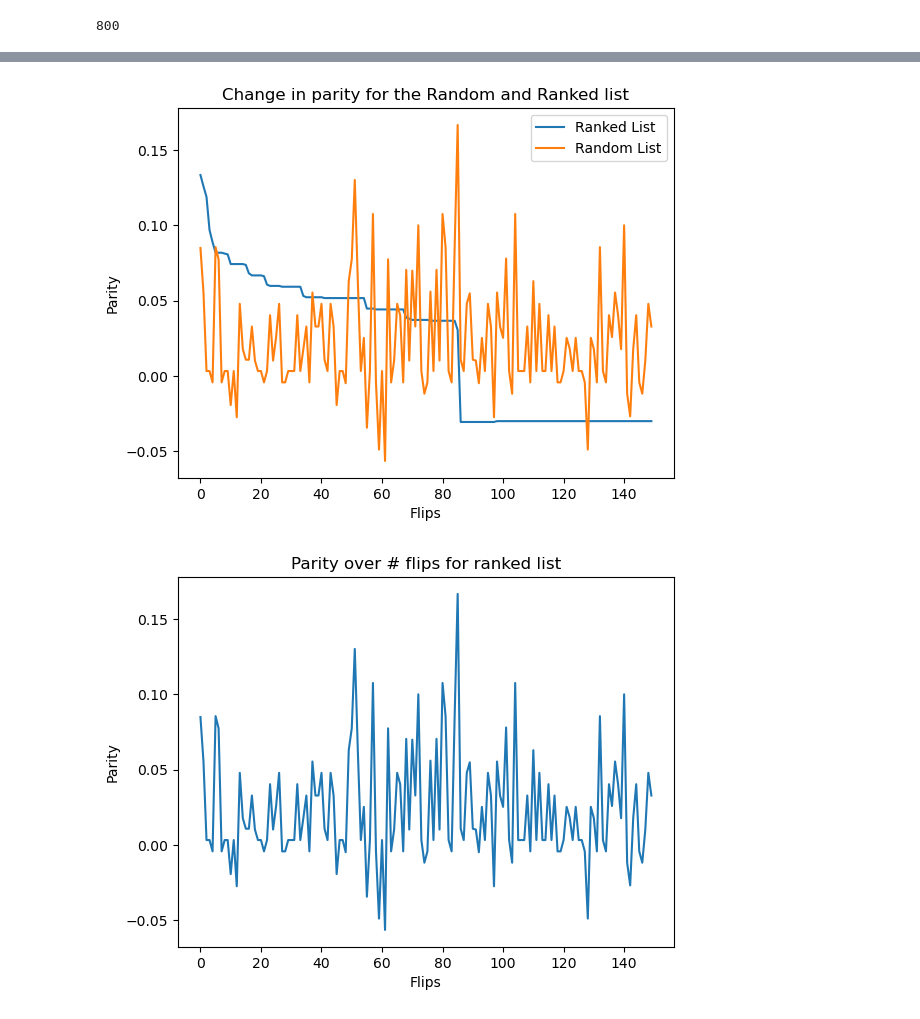
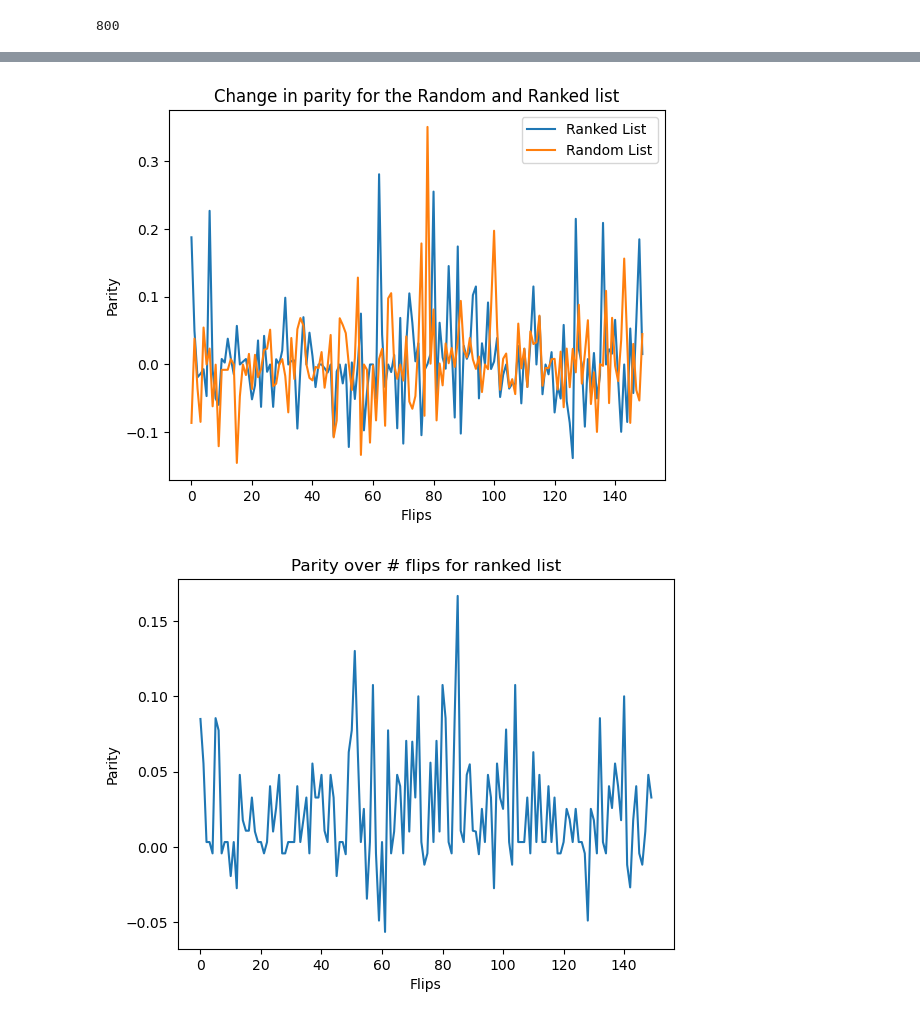
Before and after one commit to s-thandri/labelflipping, a Jupyter notebook: german_credit.ipynb, the cells around one changed output, grey strips where cells are left out. Cells and saved outputs as stored; diff of their text form; code cells hidden in the pictures.

```diff
--- a/german_credit.ipynb
+++ b/german_credit.ipynb
@@ -290,6 +280,6 @@ for index, item in enumerate(parity_difference):
     if item <= .03 or item >= -.03:
         large_influence.append(item)
         #print(f"Index: {index}, Item: {item}")
-        li_row.append(index+1)
+        li_row.append(index)
 # %% [output]
 800
@@ -318,0 +286,9 @@ print(top_sorted_li_index)
+# %%
+#Ranking the values that have been appended to the large_influence list
+zip_lists = list(zip(large_influence, li_row))
+
+#Sort the list of tuples based on the absolute value of the values
+sorted_pairs = sorted(zip_lists, key=lambda pair: pair[0], reverse=True)
+
+#Separate the sorted values and indices back into separate lists
+sorted_values, sorted_indices = zip(*sorted_pairs)
@@ -319,2 +338,5 @@ print(top_sorted_li_index)
+# %%
+top_ranked_noABS = ranked_parity[:150]
+top_ranked_noABS_index = ranked_flip[:150]
 # %%
 #Plot of the information in the order of the flips of parity
@@ -351,7 +373,7 @@ for iter in range(budget):
     if train_full_df.at[random_row,col_name] == 1:
         train_full_df.at[random_row,col_name] = 2
 
-        accuracy, multi_accuracy, test_datapoints, test_prediction = log_reg(train_full_df, predictors, target_var,'credit_risk_12')
+        accuracy, test_datapoints, test_prediction = decision_tree(train_full_df, predictors, target_var,'credit_risk_12')
 
         random_list_flip.append(iter)
         random_list_acc.append(accuracy)
@@ -365,7 +387,7 @@ for iter in range(budget):
     elif train_full_df.at[random_row,col_name] == 2:
         train_full_df.at[random_row,col_name] = 1
 
-        accuracy, multi_accuracy, test_datapoints, test_prediction = log_reg(train_full_df, predictors, target_var,'credit_risk_12')
+        accuracy, test_datapoints, test_prediction = decision_tree(train_full_df, predictors, target_var,'credit_risk_12')
         random_list_flip.append(iter)
         random_list_acc.append(accuracy)
 
@@ -377,29 +399,29 @@ for iter in range(budget):
 # %%
 #Plotting the random flips dataset and the systematic flips
 #Systematic flips will have 800
 #Random will have 150
 
 #Plot the first dataset which is the ranked data list with 800 flips
 #list_parity.sort(reverse=True)
-x=range(len(top_sorted_li))
-plt.plot(x,top_sorted_li,label='Ranked List')
+x=range(len(top_ranked_noABS))
+plt.plot(x,top_ranked_noABS,label='Ranked List')
 
 #Plot the second dataset which is the random list of 150 flips
 x2 = range(len(random_list_parity))
 plt.plot(x2,random_list_parity,label='Random List')
 
 #Add the labels
 plt.xlabel('Flips')
 plt.ylabel('Parity')
 plt.title('Change in parity for the Random and Ranked list')
 
 #Add a legend
 plt.legend()
 
 #Show the plot
 plt.show()
 # %% [output]
-[figure, old version]
+[figure, new version]
 # %%
 #Plot of the the changes in parity when randomly selecting points in the data
 x=range(len(random_list_parity))
```
Also changed, not shown: parts of 14 cells of this notebook.
